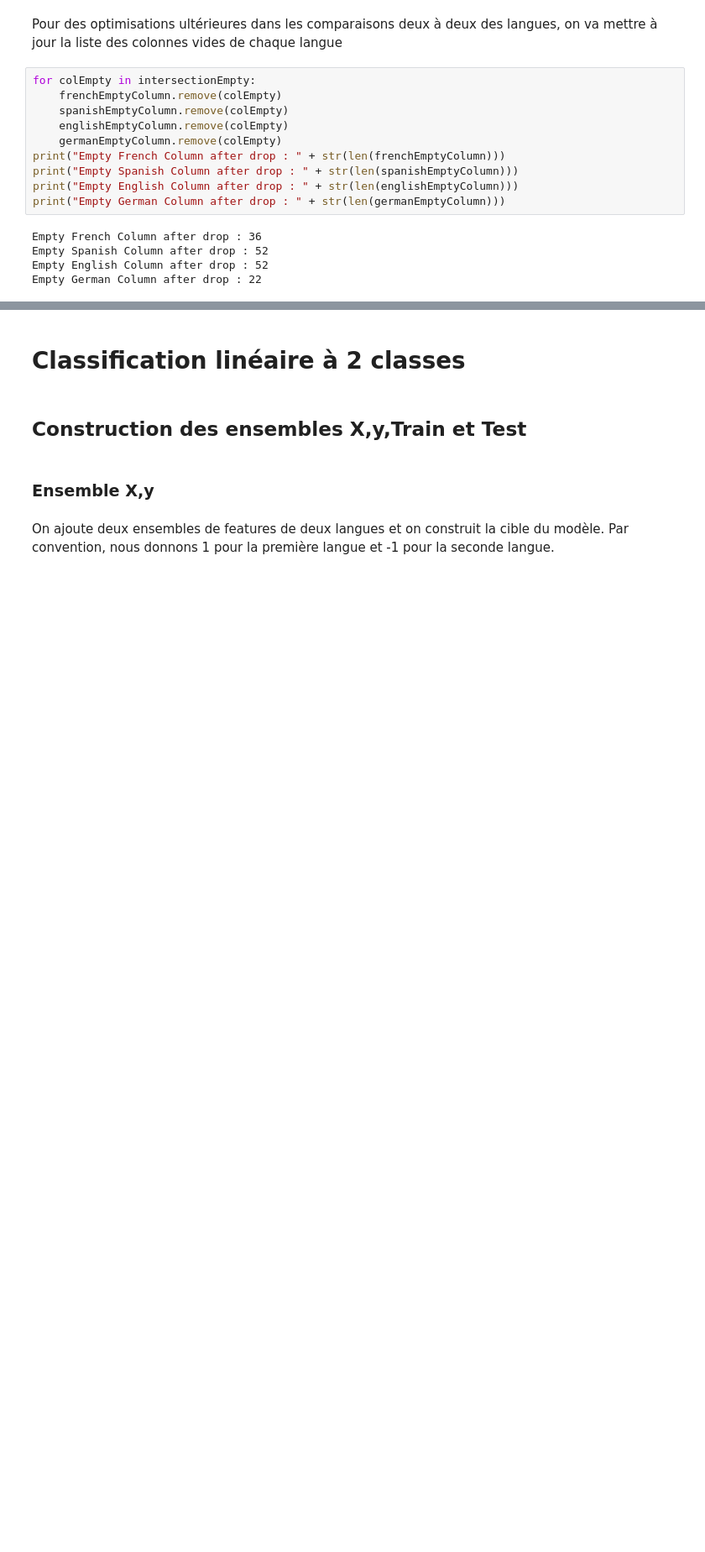
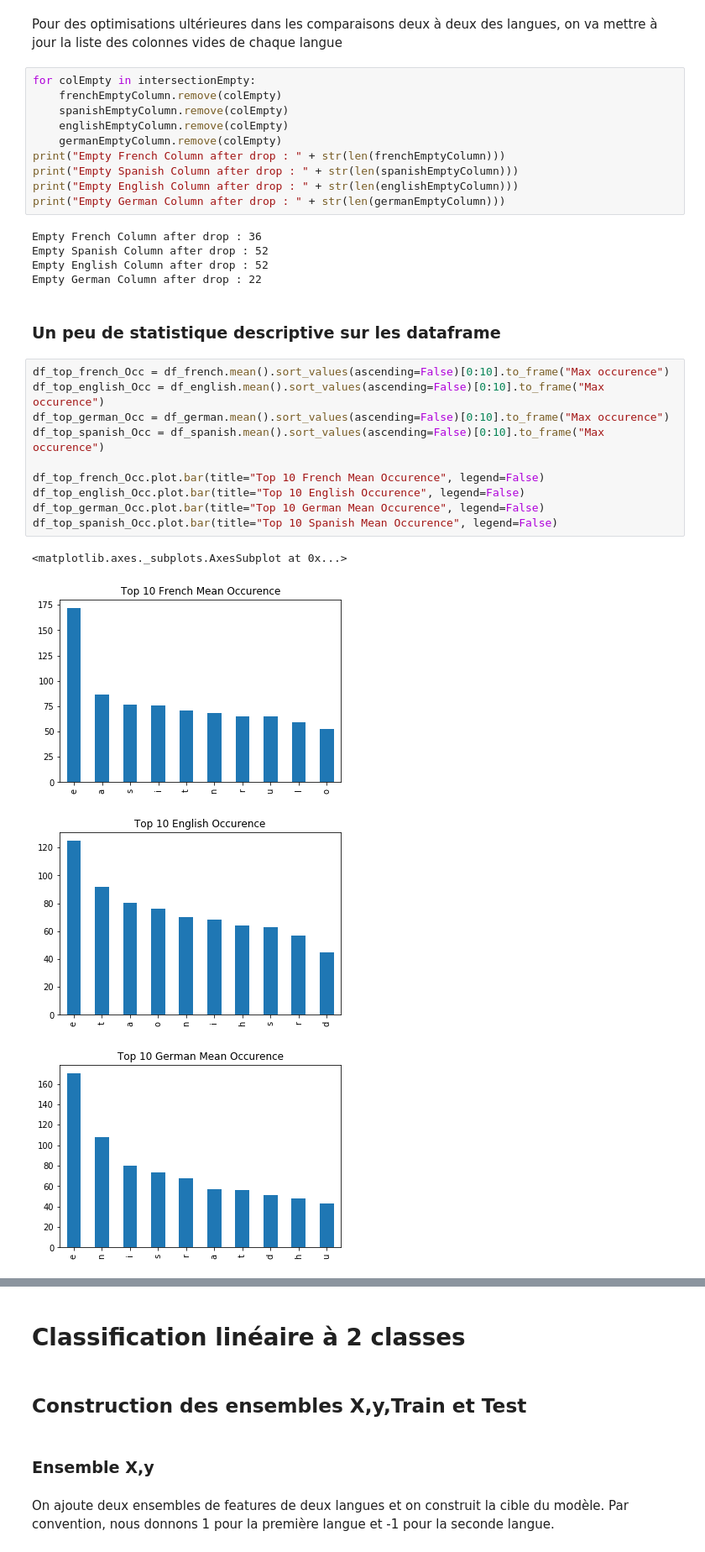
Before and after one commit to anthonymoisan/ClassificationLanguage, a Jupyter notebook: src/Projet_AnalyseLinguistique_AnthonyMoisan.ipynb, the cells around one changed output, grey strips where cells are left out. Shown at 84% size. Cells and saved outputs as stored; diff of their text form; blank space fills up the shorter version.

Commit message:
Ajout de statistiques descriptives et finalisation + rapport

```diff
--- a/src/Projet_AnalyseLinguistique_AnthonyMoisan.ipynb
+++ b/src/Projet_AnalyseLinguistique_AnthonyMoisan.ipynb
@@ -271,3 +280,20 @@ Empty French Column after drop : 36
 Empty Spanish Column after drop : 52
 Empty English Column after drop : 52
 Empty German Column after drop : 22
+# %% [markdown]
+### Un peu de statistique descriptive sur les dataframe
+# %%
+df_top_french_Occ = df_french.mean().sort_values(ascending=False)[0:10].to_frame("Max occurence")
+df_top_english_Occ = df_english.mean().sort_values(ascending=False)[0:10].to_frame("Max occurence")
+df_top_german_Occ = df_german.mean().sort_values(ascending=False)[0:10].to_frame("Max occurence")
+df_top_spanish_Occ = df_spanish.mean().sort_values(ascending=False)[0:10].to_frame("Max occurence")
+
+df_top_french_Occ.plot.bar(title="Top 10 French Mean Occurence", legend=False)
+df_top_english_Occ.plot.bar(title="Top 10 English Occurence", legend=False)
+df_top_german_Occ.plot.bar(title="Top 10 German Mean Occurence", legend=False)
+df_top_spanish_Occ.plot.bar(title="Top 10 Spanish Mean Occurence", legend=False)
+# %% [output]
+<matplotlib.axes._subplots.AxesSubplot at 0x...>
+[figure, added]
+[figure, added]
+[figure, added]
```
Also changed, not shown: parts of 32 cells of this notebook, 2 other files.
